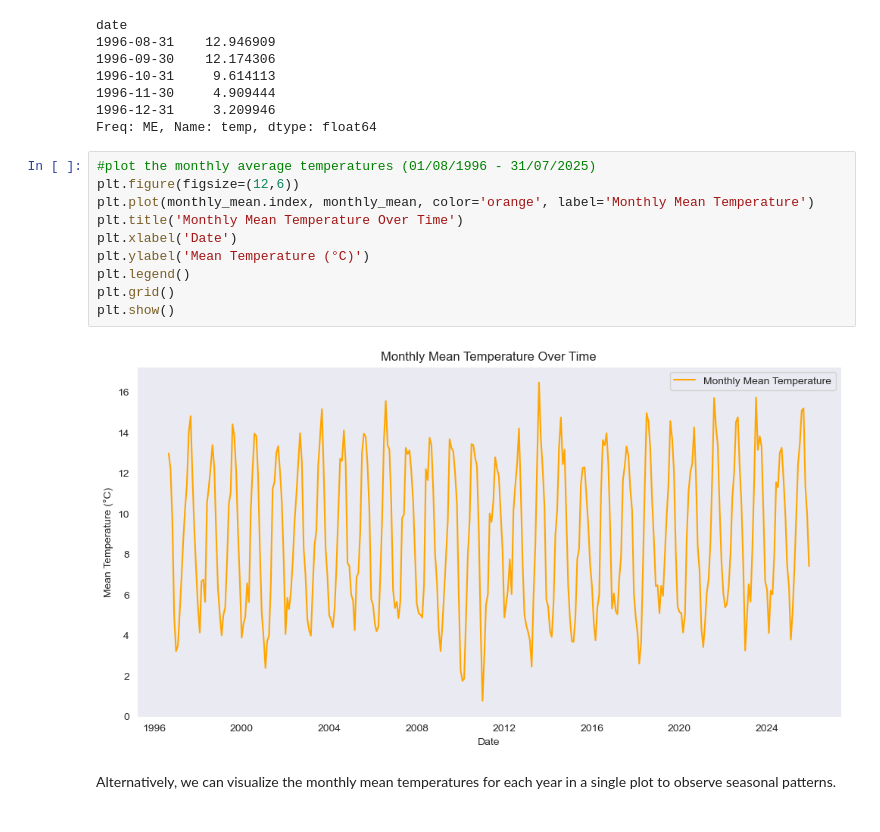
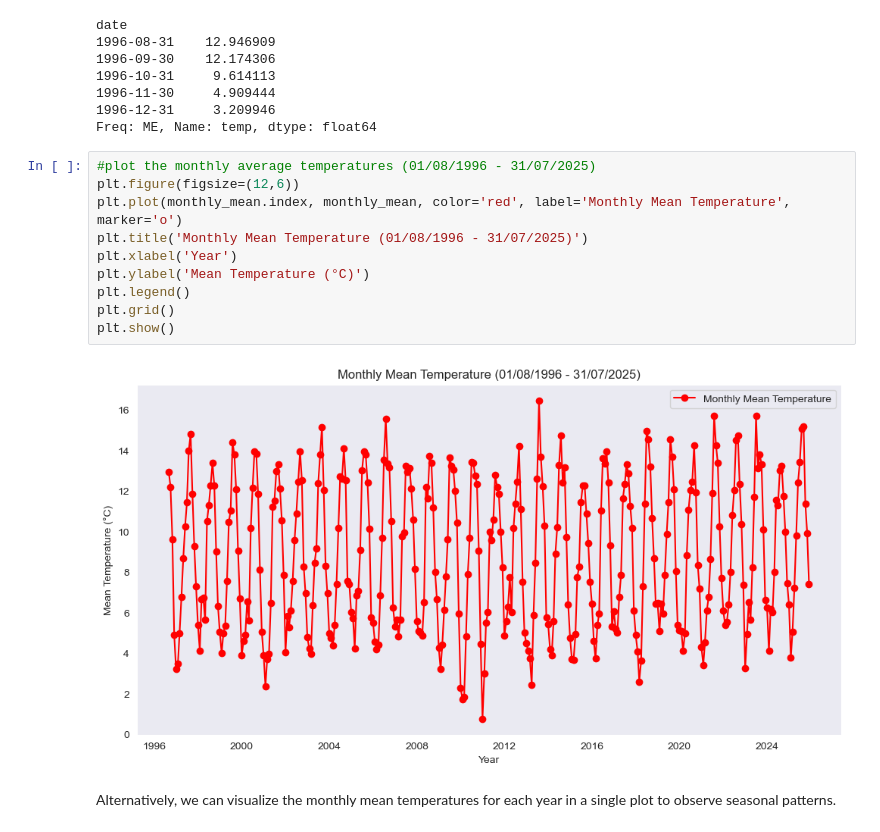
Before and after one commit to AnnaLozenko/PFDA_assignments, a Jupyter notebook: assignment_6_Weather.ipynb, the cells around one changed output. Drawn from its saved outputs; the diff is of its cells as text.

```diff
--- a/assignment_6_Weather.ipynb
+++ b/assignment_6_Weather.ipynb
@@ -173,15 +197,15 @@ Freq: ME, Name: temp, dtype: float64
 # %%
 #plot the monthly average temperatures (01/08/1996 - 31/07/2025)
 plt.figure(figsize=(12,6))
-plt.plot(monthly_mean.index, monthly_mean, color='orange', label='Monthly Mean Temperature')
-plt.title('Monthly Mean Temperature Over Time')
-plt.xlabel('Date')
+plt.plot(monthly_mean.index, monthly_mean, color='red', label='Monthly Mean Temperature', marker='o')
+plt.title('Monthly Mean Temperature (01/08/1996 - 31/07/2025)')
+plt.xlabel('Year')
 plt.ylabel('Mean Temperature (°C)')
 plt.legend()
 plt.grid()
 plt.show()
 # %% [output]
-[figure, old version]
+[figure, new version]
 # %% [markdown]
 Alternatively, we can visualize the monthly mean temperatures for each year in a single plot to observe seasonal patterns.
 # %%
```
Also changed, not shown: parts of 32 cells of this notebook.
